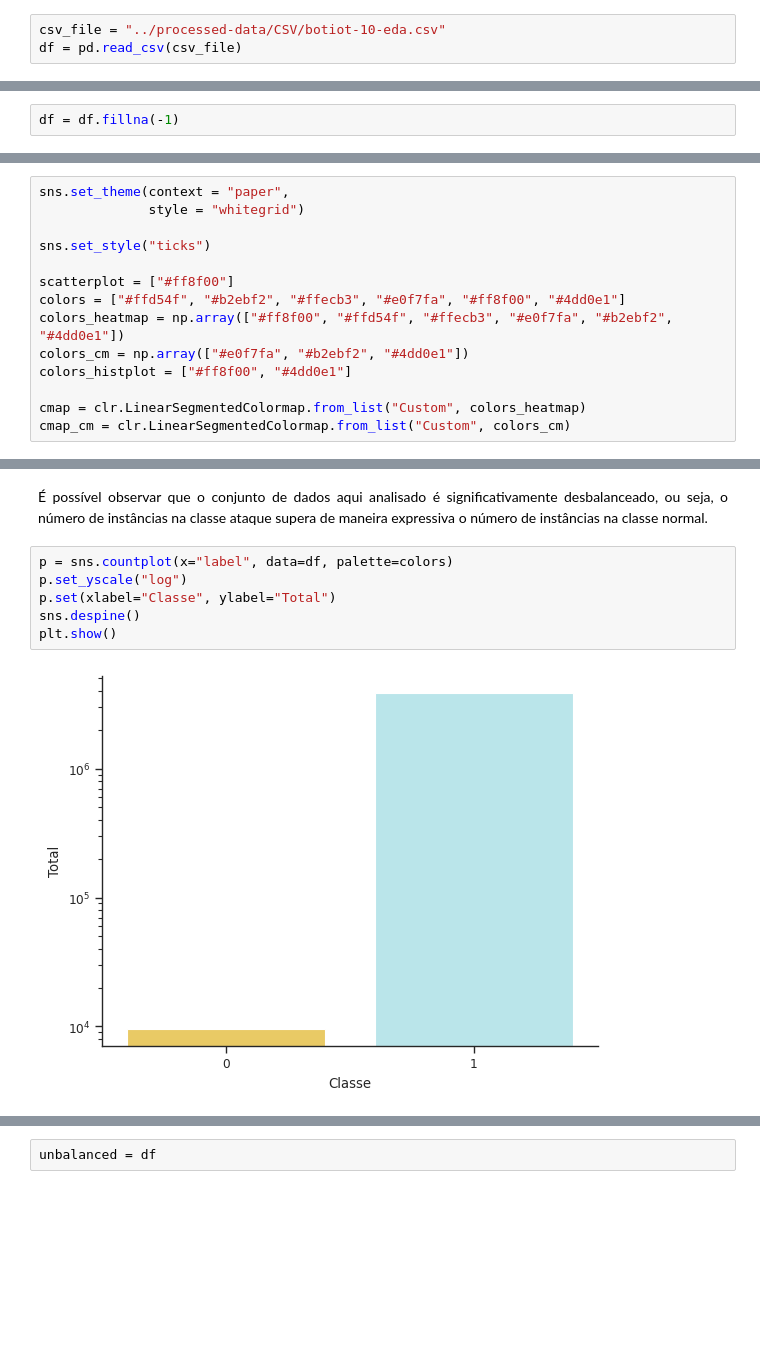
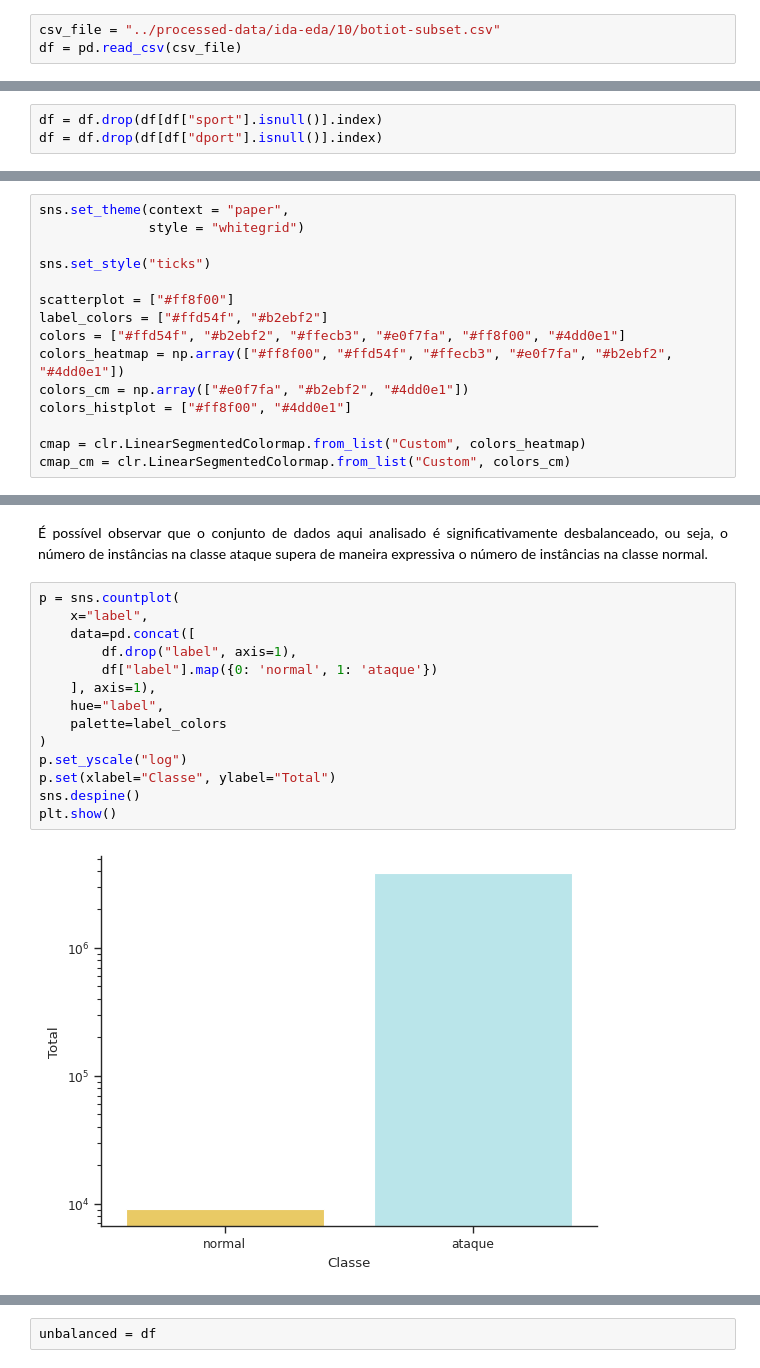
Before and after one commit to ketlymachado/IoT-DDoS-Detection, a Jupyter notebook: notebooks/botiot-ida-eda-pt-br.ipynb, the cells around one changed output, grey strips where cells are left out. Drawn from its saved outputs; the diff is of its cells as text; blank space fills up the shorter version.

```diff
--- a/notebooks/botiot-ida-eda-pt-br.ipynb
+++ b/notebooks/botiot-ida-eda-pt-br.ipynb
@@ -299,7 +297,7 @@ HTML("""
 pd.set_option("display.max_columns", 150)
 pd.set_option("display.max_rows", 150)
 # %%
-csv_file = "../processed-data/CSV/botiot-10-eda.csv"
+csv_file = "../processed-data/ida-eda/10/botiot-subset.csv"
 df = pd.read_csv(csv_file)
 # %%
 df.info()
@@ -359,3 +359,4 @@ Além disso, nas linhas onde **sport** e **dport** são nulos, os valores podem
 # %%
-df = df.fillna(-1)
+df = df.drop(df[df["sport"].isnull()].index)
+df = df.drop(df[df["dport"].isnull()].index)
 # %% [markdown]
@@ -448,6 +449,7 @@ sns.set_theme(context = "paper",
 sns.set_style("ticks")
 
 scatterplot = ["#ff8f00"]
+label_colors = ["#ffd54f", "#b2ebf2"]
 colors = ["#ffd54f", "#b2ebf2", "#ffecb3", "#e0f7fa", "#ff8f00", "#4dd0e1"]
 colors_heatmap = np.array(["#ff8f00", "#ffd54f", "#ffecb3", "#e0f7fa", "#b2ebf2", "#4dd0e1"])
 colors_cm = np.array(["#e0f7fa", "#b2ebf2", "#4dd0e1"])
@@ -470,12 +473,20 @@ Name: label, dtype: int64
     É possível observar que o conjunto de dados aqui analisado é significativamente desbalanceado, ou seja, o número de instâncias na classe ataque supera de maneira expressiva o número de instâncias na classe normal.
 </div>
 # %%
-p = sns.countplot(x="label", data=df, palette=colors)
+p = sns.countplot(
+    x="label",
+    data=pd.concat([
+        df.drop("label", axis=1),
+        df["label"].map({0: 'normal', 1: 'ataque'})
+    ], axis=1),
+    hue="label",
+    palette=label_colors
+)
 p.set_yscale("log")
 p.set(xlabel="Classe", ylabel="Total")
 sns.despine()
 plt.show()
 # %% [output]
-[figure, old version]
+[figure, new version]
 # %% [markdown]
 <div style="text-align: justify">
```
Also changed, not shown: parts of 80 cells of this notebook, 3 other files.
